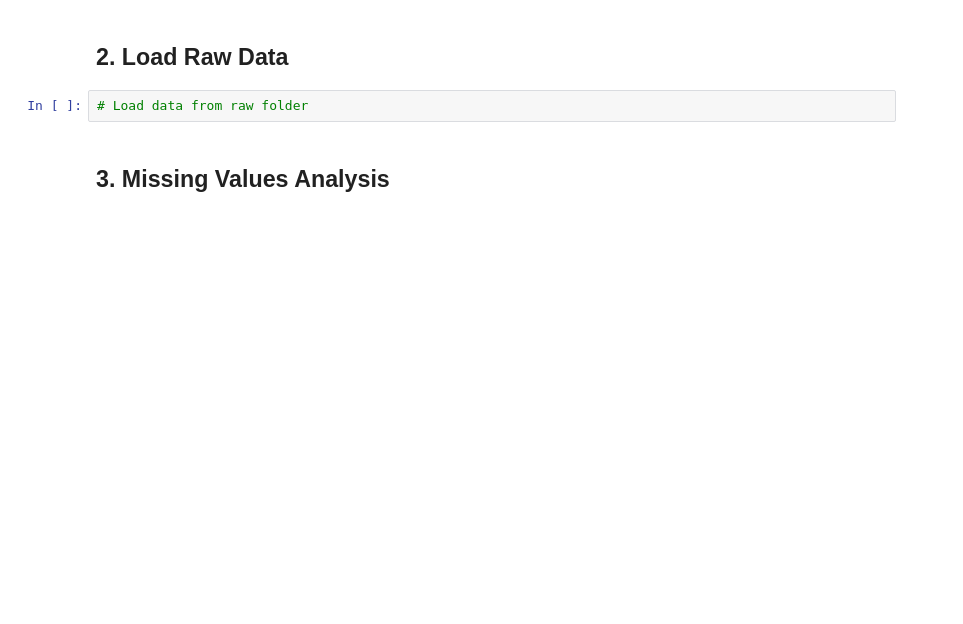
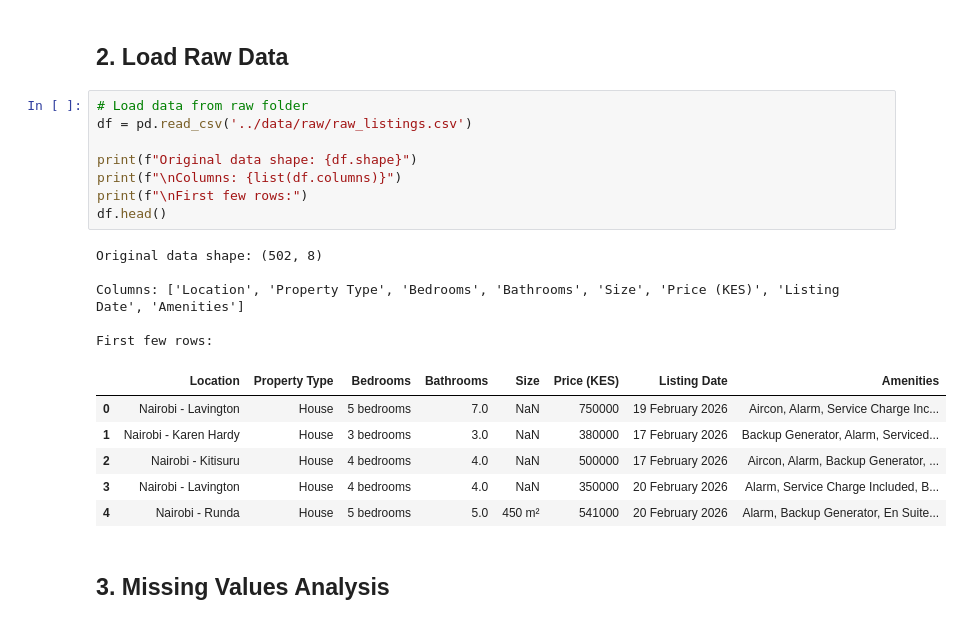
Before and after one commit to shadrack-kimaau/Nairobi-House-Prediction, a Jupyter notebook: notebooks/day2_cleaning_feature_eng.ipynb, the cells around one changed output. Saved outputs shown, nothing was run; the diff lists cells and outputs as text; blank space fills up the shorter version.

```diff
--- a/notebooks/day2_cleaning_feature_eng.ipynb
+++ b/notebooks/day2_cleaning_feature_eng.ipynb
@@ -20,6 +33,24 @@
 ## 2. Load Raw Data
 # %%
 # Load data from raw folder
+df = pd.read_csv('../data/raw/raw_listings.csv')
+
+print(f"Original data shape: {df.shape}")
+print(f"\nColumns: {list(df.columns)}")
+print(f"\nFirst few rows:")
+df.head()
+# %% [output]
+Original data shape: (502, 8)
+
+Columns: ['Location', 'Property Type', 'Bedrooms', 'Bathrooms', 'Size', 'Price (KES)', 'Listing Date', 'Amenities']
+
+First few rows:
+|  | Location | Property Type | Bedrooms | Bathrooms | Size | Price (KES) | Listing Date | Amenities |
+| 0 | Nairobi - Lavington | House | 5 bedrooms | 7.0 | NaN | 750000 | 19 February 2026 | Aircon, Alarm, Service Charge Inc... |
+| 1 | Nairobi - Karen Hardy | House | 3 bedrooms | 3.0 | NaN | 380000 | 17 February 2026 | Backup Generator, Alarm, Serviced... |
+| 2 | Nairobi - Kitisuru | House | 4 bedrooms | 4.0 | NaN | 500000 | 17 February 2026 | Aircon, Alarm, Backup Generator, ... |
+| 3 | Nairobi - Lavington | House | 4 bedrooms | 4.0 | NaN | 350000 | 20 February 2026 | Alarm, Service Charge Included, B... |
+| 4 | Nairobi - Runda | House | 5 bedrooms | 5.0 | 450 m² | 541000 | 20 February 2026 | Alarm, Backup Generator, En Suite... |
 # %% [markdown]
 ## 3. Missing Values Analysis
 # %%
```
Also changed, not shown: parts of 12 cells of this notebook.
